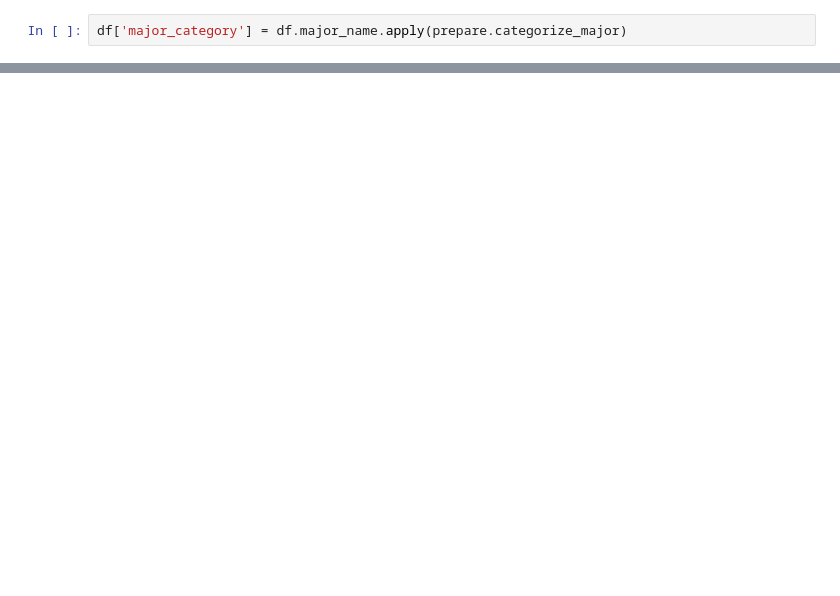
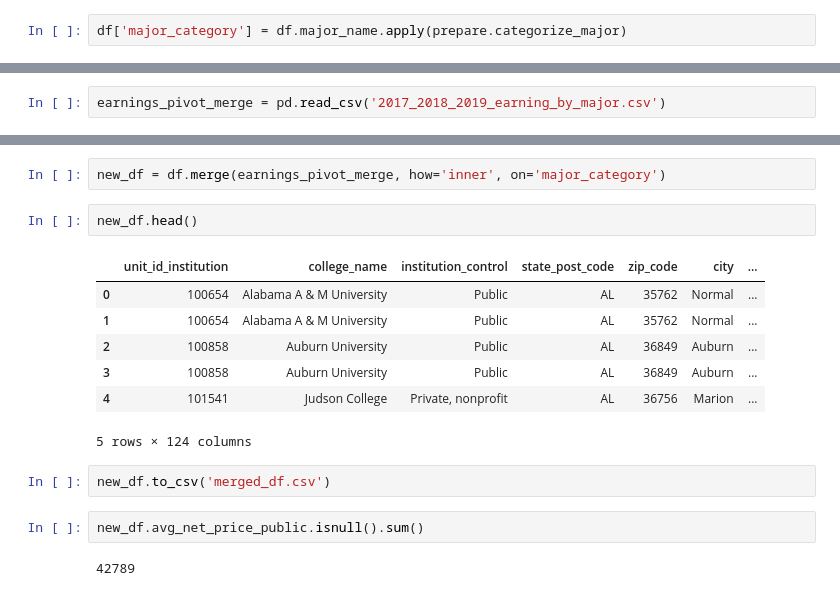
Before and after one commit to CDM-College-ROI/capstone_working_repo, a Jupyter notebook: ds_folder/explore_workbook.ipynb, the cells around one changed output, grey strips where cells are left out. Drawn from its saved outputs; the diff is of its cells as text; blank space fills up the shorter version.

```diff
--- a/ds_folder/explore_workbook.ipynb
+++ b/ds_folder/explore_workbook.ipynb
@@ -37,0 +94,2 @@ df['major_category'] = df.major_name.apply(prepare.categorize_major)
+# %%
+earnings_pivot_merge = pd.read_csv('2017_2018_2019_earning_by_major.csv')
@@ -37,0 +116,18 @@ df['major_category'] = df.major_name.apply(prepare.categorize_major)
+# %%
+new_df = df.merge(earnings_pivot_merge, how='inner', on='major_category')
+# %%
+new_df.head()
+# %% [output]
+|  | unit_id_institution | college_name | institution_control | state_post_code | zip_code | city | ... |
+| 0 | 100654 | Alabama A & M University | Public | AL | 35762 | Normal | ... |
+| 1 | 100654 | Alabama A & M University | Public | AL | 35762 | Normal | ... |
+| 2 | 100858 | Auburn University | Public | AL | 36849 | Auburn | ... |
+| 3 | 100858 | Auburn University | Public | AL | 36849 | Auburn | ... |
+| 4 | 101541 | Judson College | Private, nonprofit | AL | 36756 | Marion | ... |
+5 rows × 124 columns
+# %%
+new_df.to_csv('merged_df.csv')
+# %%
+new_df.avg_net_price_public.isnull().sum()
+# %% [output]
+42789
```
Also changed, not shown: parts of 12 cells of this notebook, 5 other files.
